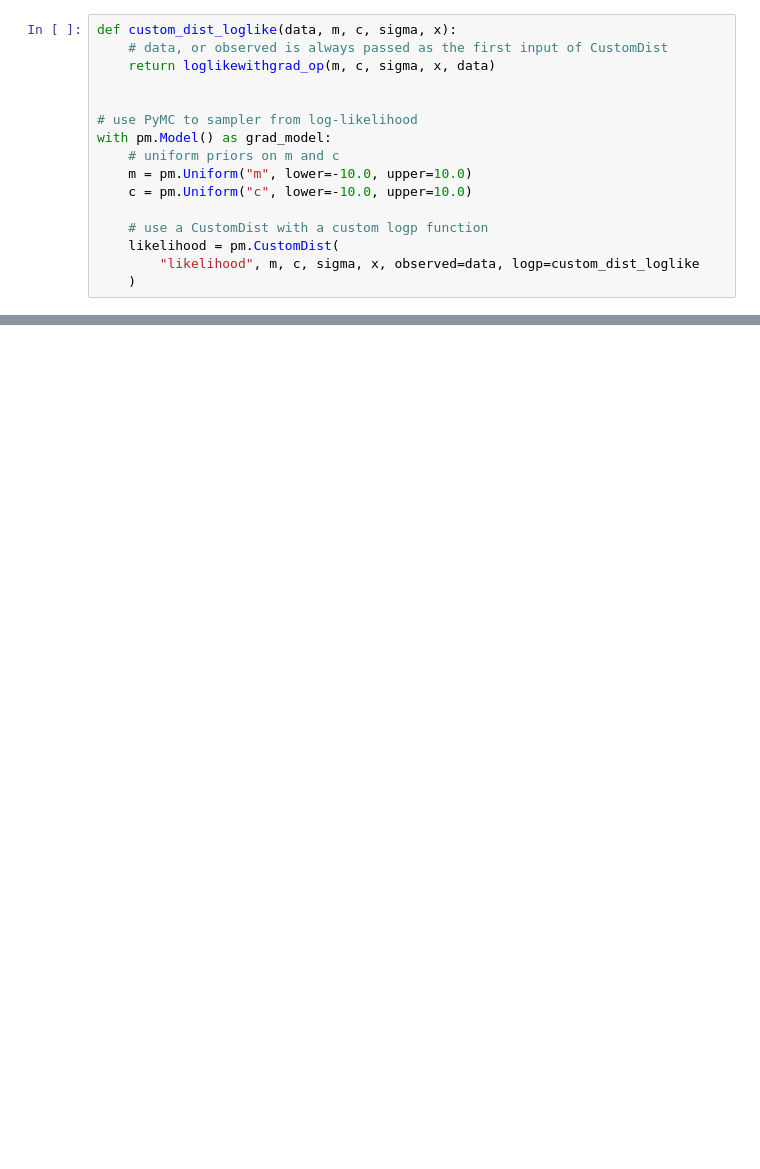
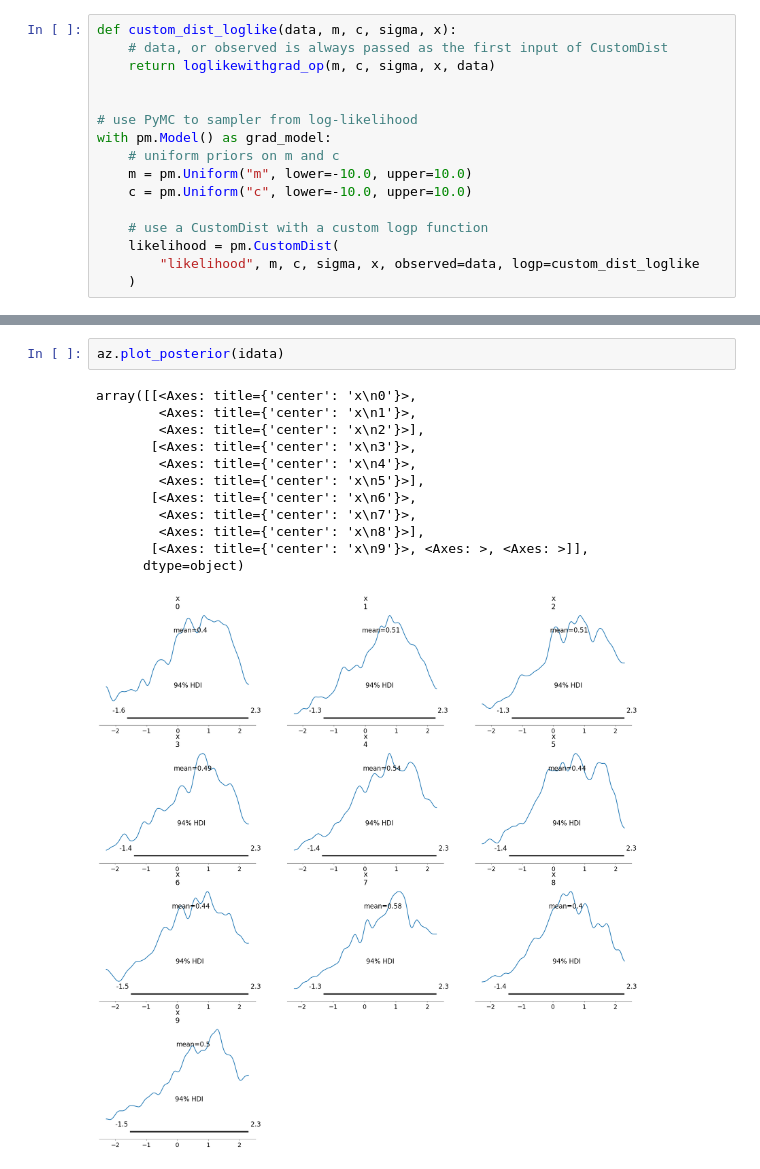
Before and after one commit to Kumachar/ResearchExamples, a Jupyter notebook: Interpolation_Likelihood.ipynb, the cells around one changed output, grey strips where cells are left out. Cells and saved outputs as stored; diff of their text form; blank space fills up the shorter version.

```diff
--- a/Interpolation_Likelihood.ipynb
+++ b/Interpolation_Likelihood.ipynb
@@ -314,0 +337,15 @@ az.summary(idata_grad)
+# %%
+az.plot_posterior(idata)
+# %% [output]
+array([[<Axes: title={'center': 'x\n0'}>,
+        <Axes: title={'center': 'x\n1'}>,
+        <Axes: title={'center': 'x\n2'}>],
+       [<Axes: title={'center': 'x\n3'}>,
+        <Axes: title={'center': 'x\n4'}>,
+        <Axes: title={'center': 'x\n5'}>],
+       [<Axes: title={'center': 'x\n6'}>,
+        <Axes: title={'center': 'x\n7'}>,
+        <Axes: title={'center': 'x\n8'}>],
+       [<Axes: title={'center': 'x\n9'}>, <Axes: >, <Axes: >]],
+      dtype=object)
+[figure, added]
```
Also changed, not shown: parts of 14 cells of this notebook, 1 other file.
